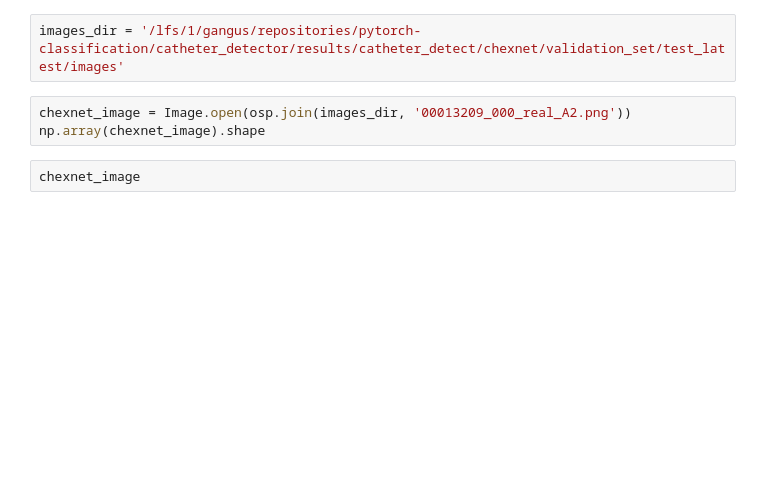
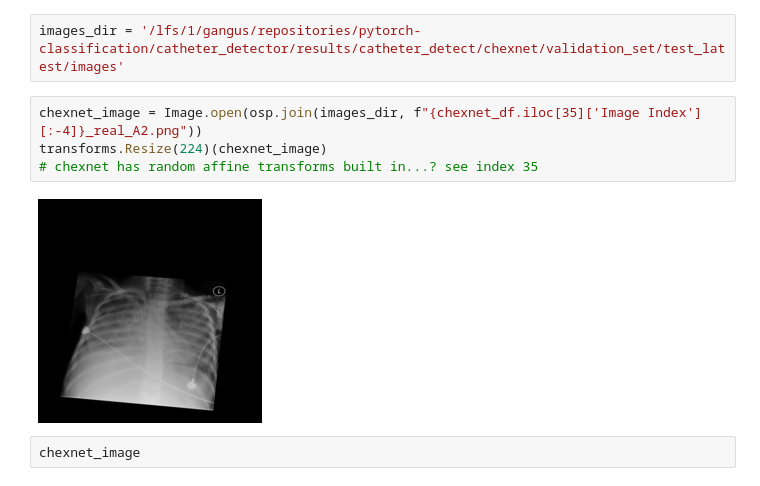
Before and after one commit to geoffreyangus/pytorch-classification, a Jupyter notebook: notebooks/mimic/12_04_19.ipynb, the cells around one changed output. Drawn from its saved outputs; the diff is of its cells as text; blank space fills up the shorter version.

```diff
--- a/notebooks/mimic/12_04_19.ipynb
+++ b/notebooks/mimic/12_04_19.ipynb
@@ -60,8 +112,11 @@ Counter(list(chexnet_df['drain']))
 # %%
 images_dir = '/lfs/1/gangus/repositories/pytorch-classification/catheter_detector/results/catheter_detect/chexnet/validation_set/test_latest/images'
-# %%
-chexnet_image = Image.open(osp.join(images_dir, '00013209_000_real_A2.png'))
-np.array(chexnet_image).shape
+# %%
+chexnet_image = Image.open(osp.join(images_dir, f"{chexnet_df.iloc[35]['Image Index'][:-4]}_real_A2.png"))
+transforms.Resize(224)(chexnet_image)
+# chexnet has random affine transforms built in...? see index 35
+# %% [output]
+[figure, added]
 # %%
 chexnet_image
 # %%
```
Also changed, not shown: parts of 9 cells of this notebook, 7 other files.
